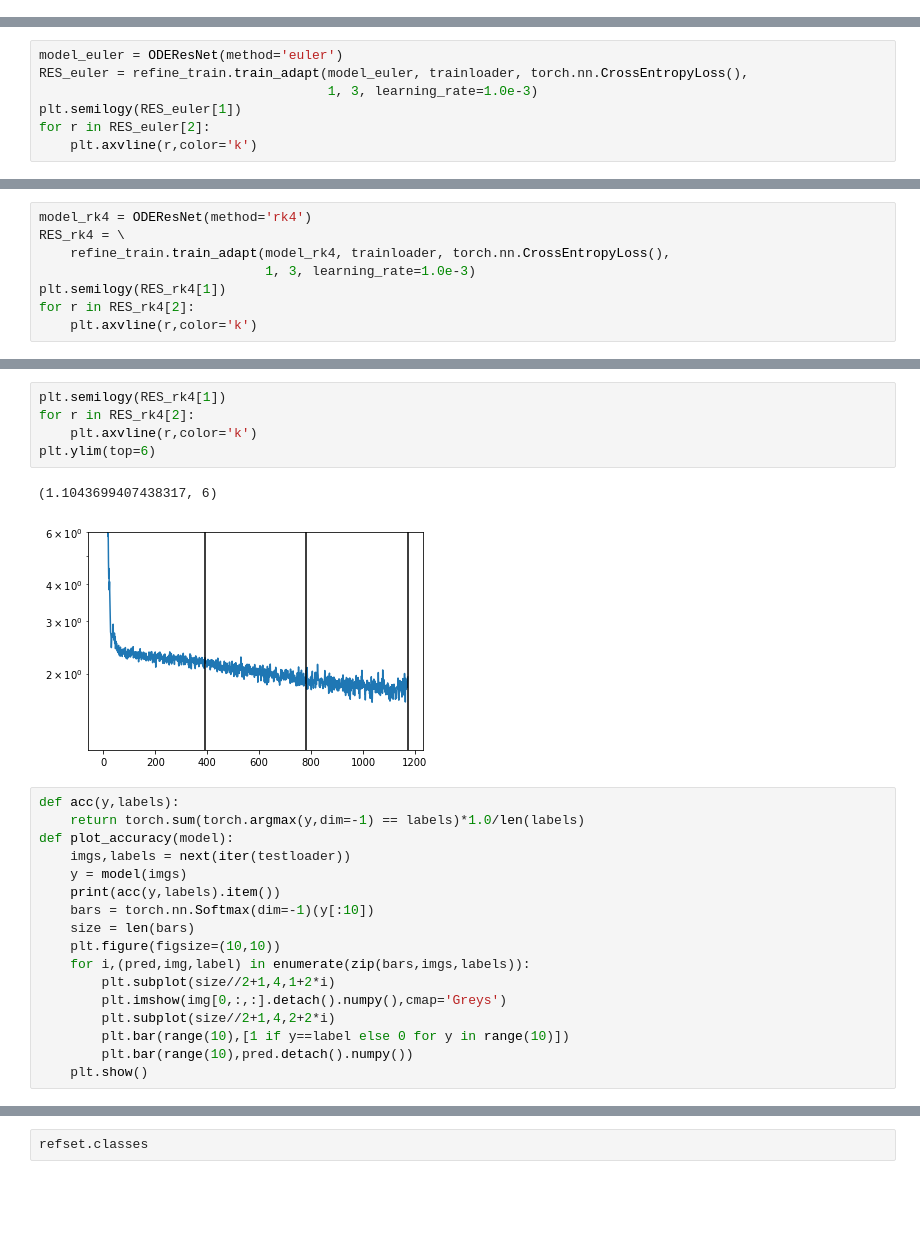
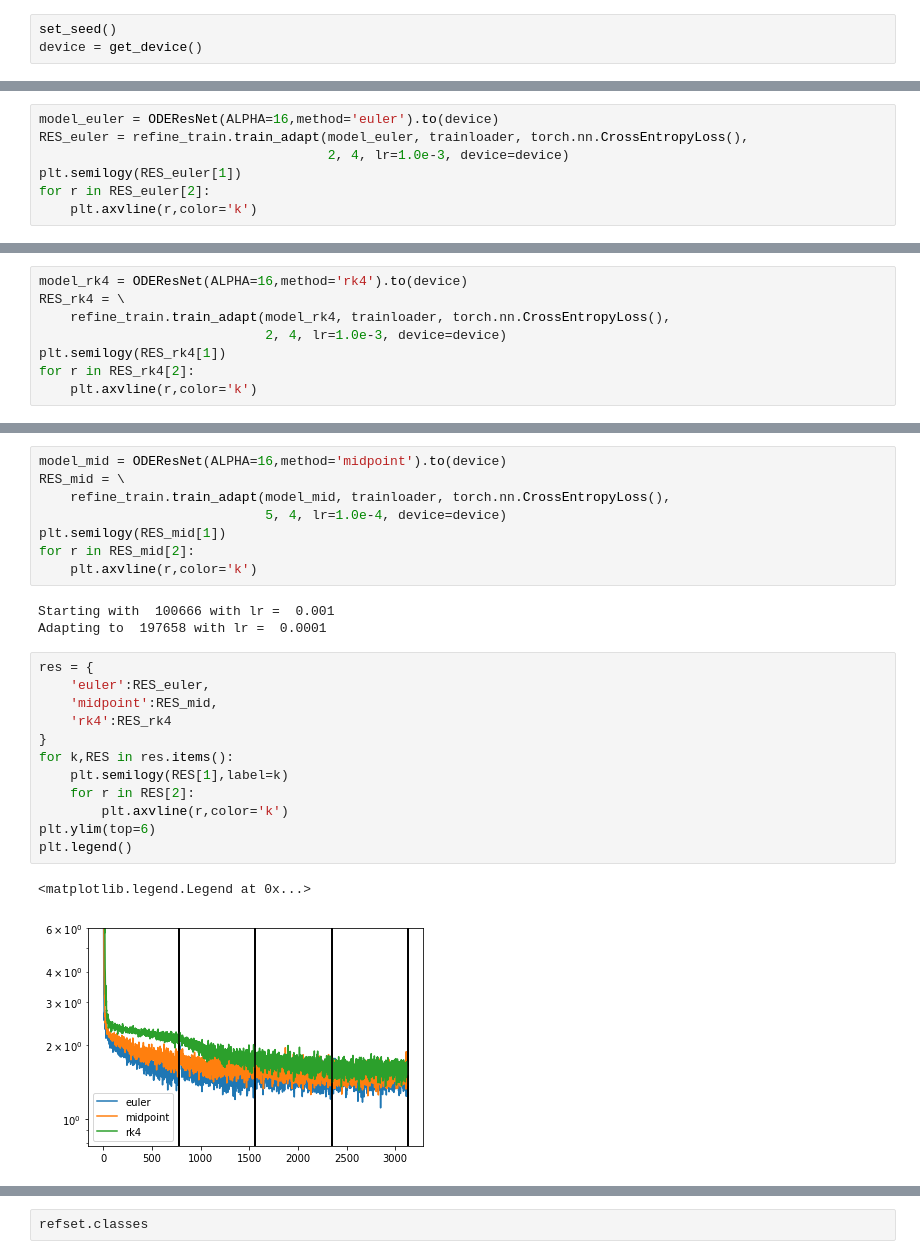
Before and after one commit to afqueiruga/StatefulOdeNets, a Jupyter notebook: ode_cifar10.ipynb, the cells around one changed output, grey strips where cells are left out. Saved outputs shown, nothing was run; the diff lists cells and outputs as text; blank space fills up the shorter version.

Commit message:
refinement experiments

```diff
--- a/ode_cifar10.ipynb
+++ b/ode_cifar10.ipynb
@@ -41,0 +52,3 @@ importlib.reload(refine_train)
+# %%
+set_seed()
+device = get_device()
@@ -55,7 +97,7 @@ plt.imshow(refset.data[3])
 # %%
-model_euler = ODEResNet(method='euler')
+model_euler = ODEResNet(ALPHA=16,method='euler').to(device)
 RES_euler = refine_train.train_adapt(model_euler, trainloader, torch.nn.CrossEntropyLoss(),
-                                     1, 3, learning_rate=1.0e-3)
+                                     2, 4, lr=1.0e-3, device=device)
 plt.semilogy(RES_euler[1])
 for r in RES_euler[2]:
     plt.axvline(r,color='k')
@@ -67,8 +104,8 @@ Adapting to  391642 with lr =  0.0001
 # %%
-model_rk4 = ODEResNet(method='rk4')
+model_rk4 = ODEResNet(ALPHA=16,method='rk4').to(device)
 RES_rk4 = \
     refine_train.train_adapt(model_rk4, trainloader, torch.nn.CrossEntropyLoss(),
-                             1, 3, learning_rate=1.0e-3)
+                             2, 4, lr=1.0e-3, device=device)
 plt.semilogy(RES_rk4[1])
 for r in RES_rk4[2]:
     plt.axvline(r,color='k')
@@ -80,25 +118,26 @@ Adapting to  391642 with lr =  0.0001
+# %%
+model_mid = ODEResNet(ALPHA=16,method='midpoint').to(device)
+RES_mid = \
+    refine_train.train_adapt(model_mid, trainloader, torch.nn.CrossEntropyLoss(),
+                             5, 4, lr=1.0e-4, device=device)
+plt.semilogy(RES_mid[1])
+for r in RES_mid[2]:
+    plt.axvline(r,color='k')
+# %% [output]
+Starting with  100666 with lr =  0.001
+Adapting to  197658 with lr =  0.0001
 # %%
-plt.semilogy(RES_rk4[1])
-for r in RES_rk4[2]:
-    plt.axvline(r,color='k')
+res = {
+    'euler':RES_euler,
+    'midpoint':RES_mid,
+    'rk4':RES_rk4
+}
+for k,RES in res.items():
+    plt.semilogy(RES[1],label=k)
+    for r in RES[2]:
+        plt.axvline(r,color='k')
 plt.ylim(top=6)
+plt.legend()
 # %% [output]
-(1.1043699407438317, 6)
+<matplotlib.legend.Legend at 0x...>
-[figure, old version]
+[figure, new version]
-# %%
-def acc(y,labels):
-    return torch.sum(torch.argmax(y,dim=-1) == labels)*1.0/len(labels)
-def plot_accuracy(model):
-    imgs,labels = next(iter(testloader))
-    y = model(imgs)
-    print(acc(y,labels).item())
-    bars = torch.nn.Softmax(dim=-1)(y[:10])
-    size = len(bars)
-    plt.figure(figsize=(10,10))
-    for i,(pred,img,label) in enumerate(zip(bars,imgs,labels)):
-        plt.subplot(size//2+1,4,1+2*i)
-        plt.imshow(img[0,:,:].detach().numpy(),cmap='Greys')
-        plt.subplot(size//2+1,4,2+2*i)
-        plt.bar(range(10),[1 if y==label else 0 for y in range(10)])
-        plt.bar(range(10),pred.detach().numpy())
-    plt.show()
```
Also changed, not shown: parts of 12 cells of this notebook, 2 other files.
